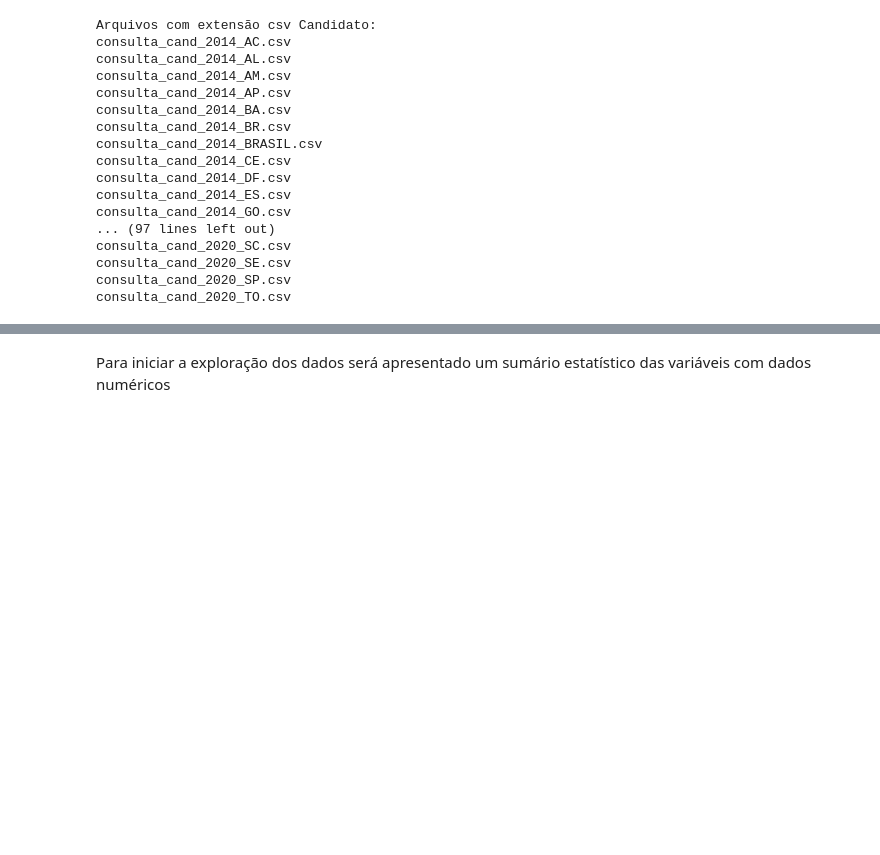
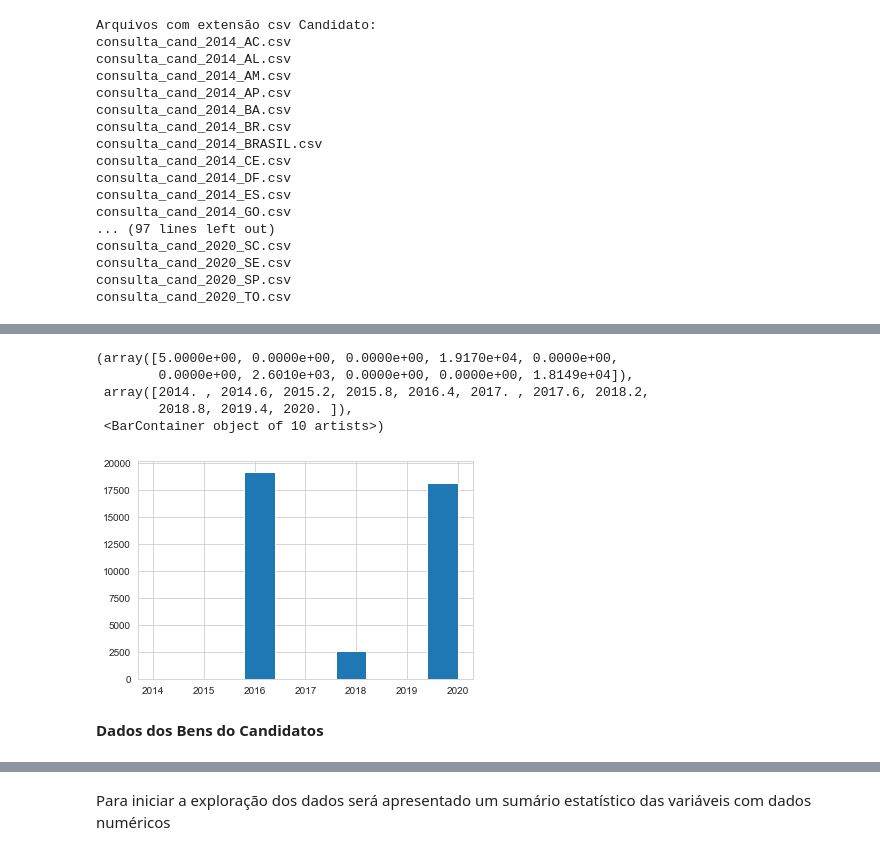
Before and after one commit to wendercorrea/projetoFinalPuc, a Jupyter notebook: WENDER_CORREA.ipynb, the cells around one changed output, grey strips where cells are left out. Drawn from its saved outputs; the diff is of its cells as text; code cells hidden in the pictures; blank space fills up the shorter version.

```diff
--- a/WENDER_CORREA.ipynb
+++ b/WENDER_CORREA.ipynb
@@ -176,3 +273,5 @@ display(data_frame_cassacao.tail())
 data_frame_cassacao.describe()
 # Dimensões do df_dados
 data_frame_cassacao.shape
+plt.hist(x = data_frame_cassacao['ANO_ELEICAO'] )
+# %% [output]
@@ -179,3 +290,11 @@ data_frame_cassacao.shape
+(array([5.0000e+00, 0.0000e+00, 0.0000e+00, 1.9170e+04, 0.0000e+00,
+        0.0000e+00, 2.6010e+03, 0.0000e+00, 0.0000e+00, 1.8149e+04]),
+ array([2014. , 2014.6, 2015.2, 2015.8, 2016.4, 2017. , 2017.6, 2018.2,
+        2018.8, 2019.4, 2020. ]),
+ <BarContainer object of 10 artists>)
+[figure, added]
+# %% [markdown]
+<b> Dados dos Bens do Candidatos </b>
 # %%
 print('Arquivos com extensão csv Bens:')
 concatenar = []
```
Also changed, not shown: parts of 125 cells of this notebook.
